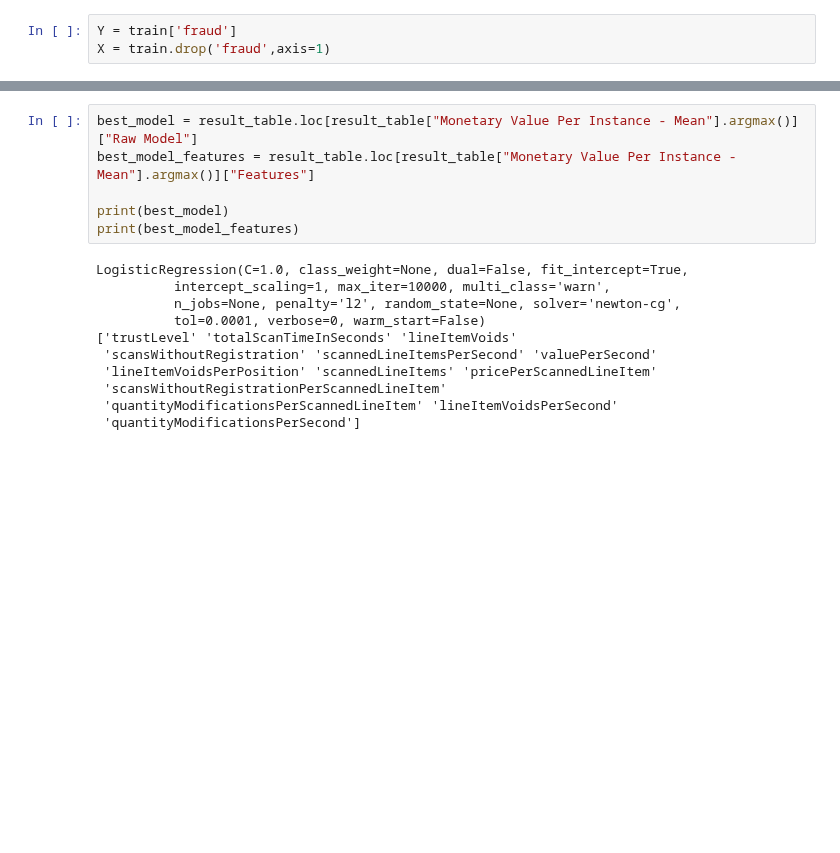
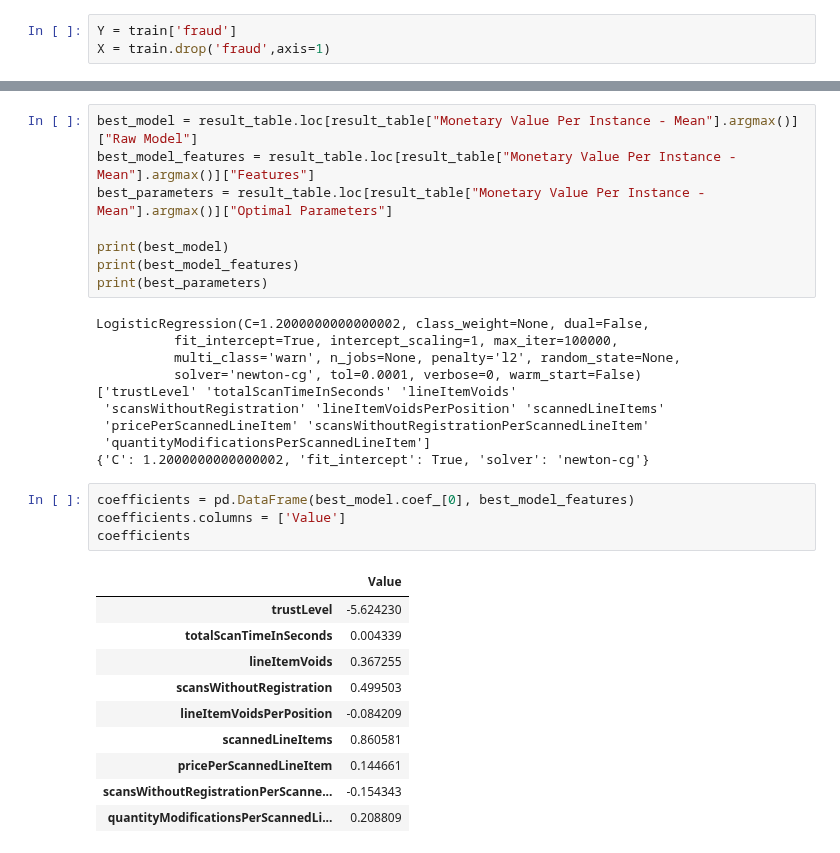
Before and after one commit to anhmt90/data-mining-cup, a Jupyter notebook: models/In Depth Model Analysis/In Depth Analysis - Logistic Regression.ipynb, the cells around one changed output, grey strips where cells are left out. Saved outputs shown, nothing was run; the diff lists cells and outputs as text; blank space fills up the shorter version.

```diff
--- a/models/In Depth Model Analysis/In Depth Analysis - Logistic Regression.ipynb
+++ b/models/In Depth Model Analysis/In Depth Analysis - Logistic Regression.ipynb
@@ -284,20 +310,36 @@ Text(0, 0.5, 'Monetary Value Per Instance - Mean')
 # %%
 best_model = result_table.loc[result_table["Monetary Value Per Instance - Mean"].argmax()]["Raw Model"]
 best_model_features = result_table.loc[result_table["Monetary Value Per Instance - Mean"].argmax()]["Features"]
+best_parameters = result_table.loc[result_table["Monetary Value Per Instance - Mean"].argmax()]["Optimal Parameters"]
 
 print(best_model)
 print(best_model_features)
+print(best_parameters)
 # %% [output]
-LogisticRegression(C=1.0, class_weight=None, dual=False, fit_intercept=True,
-          intercept_scaling=1, max_iter=10000, multi_class='warn',
-          n_jobs=None, penalty='l2', random_state=None, solver='newton-cg',
-          tol=0.0001, verbose=0, warm_start=False)
+LogisticRegression(C=1.2000000000000002, class_weight=None, dual=False,
+          fit_intercept=True, intercept_scaling=1, max_iter=100000,
+          multi_class='warn', n_jobs=None, penalty='l2', random_state=None,
+          solver='newton-cg', tol=0.0001, verbose=0, warm_start=False)
 ['trustLevel' 'totalScanTimeInSeconds' 'lineItemVoids'
- 'scansWithoutRegistration' 'scannedLineItemsPerSecond' 'valuePerSecond'
- 'lineItemVoidsPerPosition' 'scannedLineItems' 'pricePerScannedLineItem'
- 'scansWithoutRegistrationPerScannedLineItem'
- 'quantityModificationsPerScannedLineItem' 'lineItemVoidsPerSecond'
- 'quantityModificationsPerSecond']
+ 'scansWithoutRegistration' 'lineItemVoidsPerPosition' 'scannedLineItems'
+ 'pricePerScannedLineItem' 'scansWithoutRegistrationPerScannedLineItem'
+ 'quantityModificationsPerScannedLineItem']
+{'C': 1.2000000000000002, 'fit_intercept': True, 'solver': 'newton-cg'}
+# %%
+coefficients = pd.DataFrame(best_model.coef_[0], best_model_features)
+coefficients.columns = ['Value']
+coefficients
+# %% [output]
+|  | Value |
+| trustLevel | -5.624230 |
+| totalScanTimeInSeconds | 0.004339 |
+| lineItemVoids | 0.367255 |
+| scansWithoutRegistration | 0.499503 |
+| lineItemVoidsPerPosition | -0.084209 |
+| scannedLineItems | 0.860581 |
+| pricePerScannedLineItem | 0.144661 |
+| scansWithoutRegistrationPerScanne... | -0.154343 |
+| quantityModificationsPerScannedLi... | 0.208809 |
 # %%
 from sklearn.metrics import confusion_matrix
 
```
Also changed, not shown: parts of 8 cells of this notebook, 9 other files.
